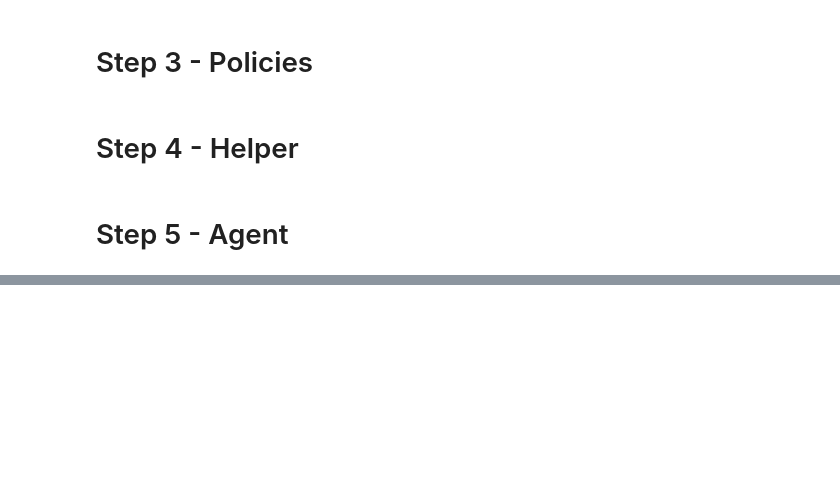
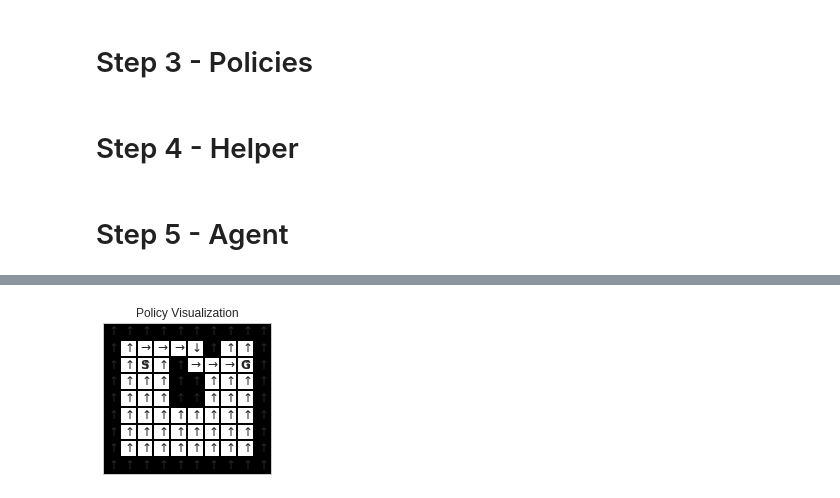
Before and after one commit to MarcFriz/Understand-RL, a Jupyter notebook: RL_Grid.ipynb, the cells around one changed output, grey strips where cells are left out. Saved outputs shown, nothing was run; the diff lists cells and outputs as text; code cells hidden in the pictures; blank space fills up the shorter version.

```diff
--- a/RL_Grid.ipynb
+++ b/RL_Grid.ipynb
@@ -329,0 +596,13 @@ plot_greedy_policy(grid, q)
+# %%
+pi = np.zeros(grid._layout_dims, dtype=np.int32)
+
+for i in range(len(predict_actions)):
+  step = int(predict_actions[i].state)
+  action = int(predict_actions[i].action)
+  y = int(step/10)
+  x = step%10
+  pi[y, x] = action
+
+plot_policy(grid, pi)
+# %% [output]
+[figure, added]
```
Also changed, not shown: parts of 24 cells of this notebook.
